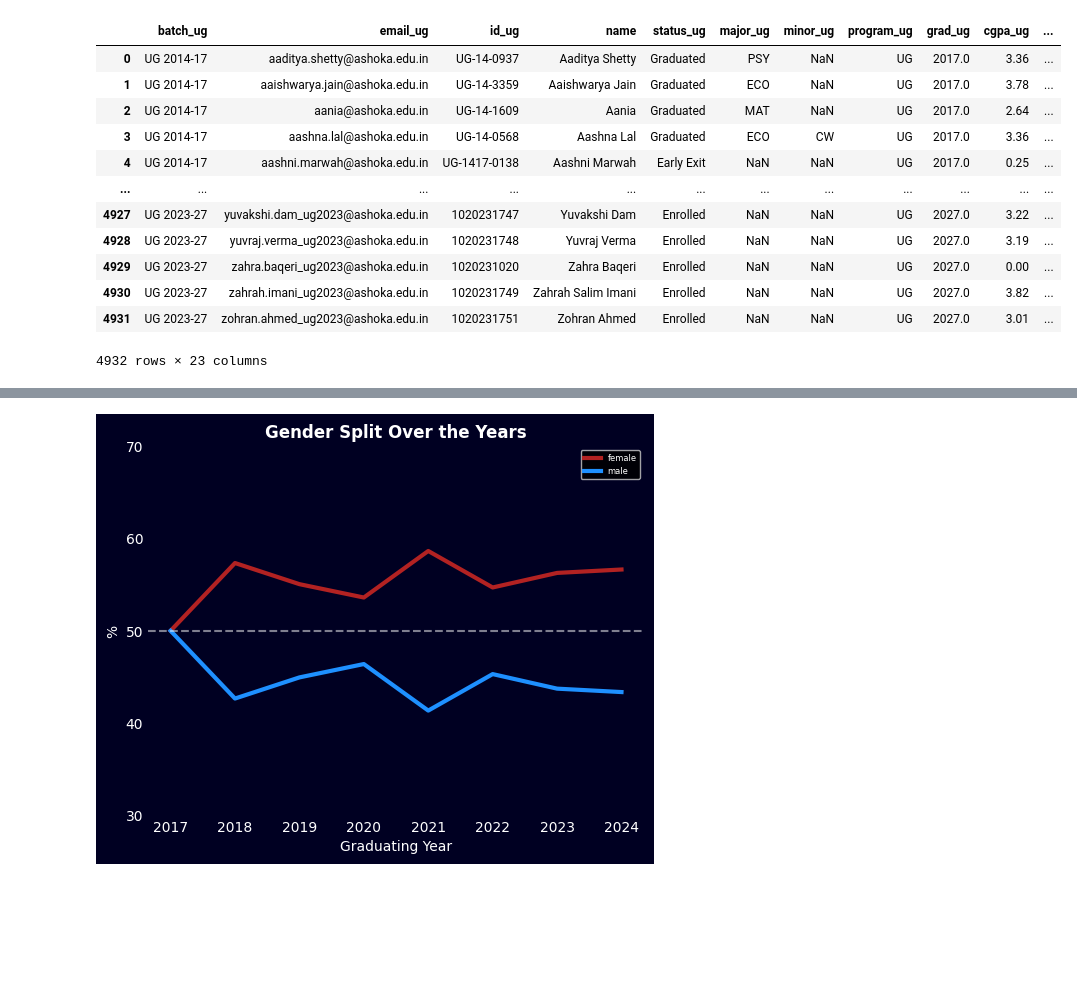
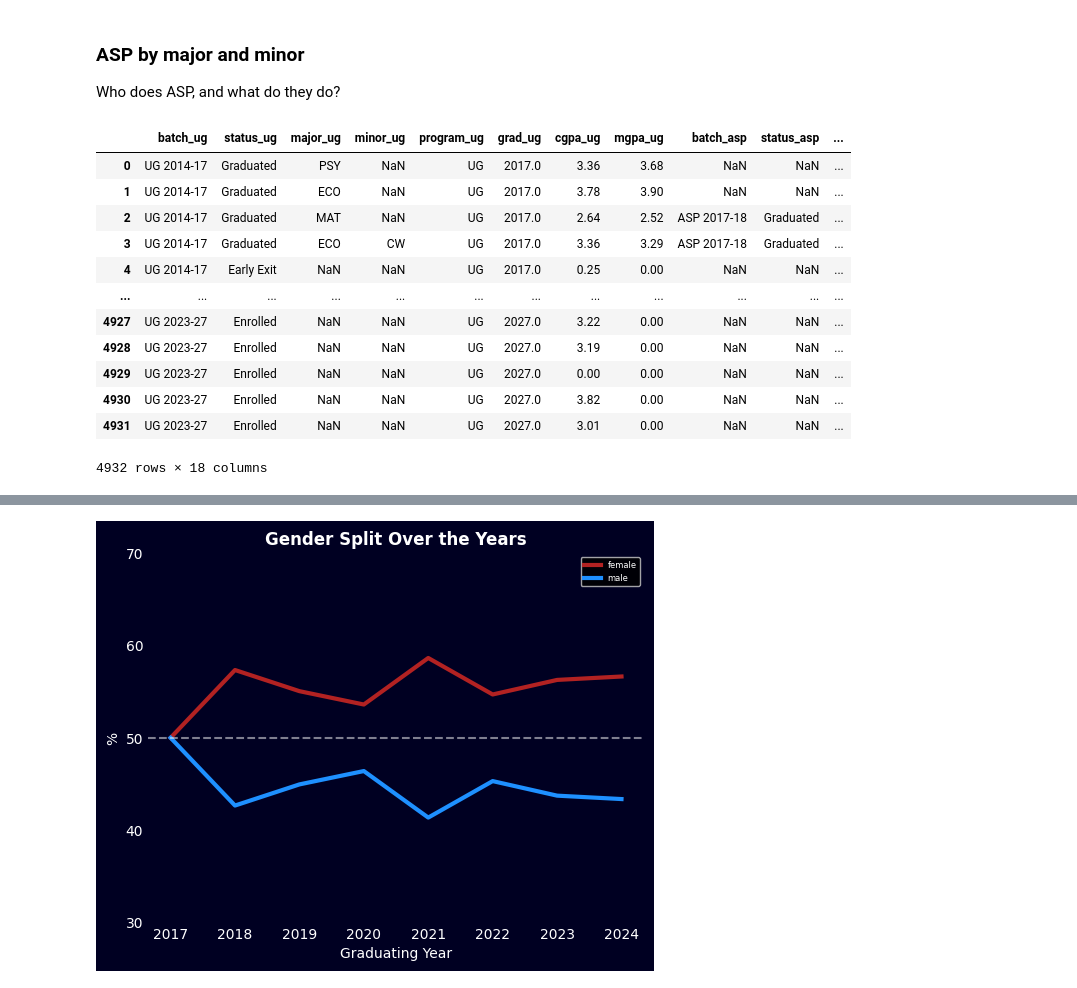
Before and after one commit to kkkarnav/ashokaDemo, a Jupyter notebook: 4_analyse_students.ipynb, the cells around one changed output, grey strips where cells are left out. Drawn from its saved outputs; the diff is of its cells as text; code cells hidden in the pictures; blank space fills up the shorter version.

```diff
--- a/4_analyse_students.ipynb
+++ b/4_analyse_students.ipynb
@@ -16,6 +16,6 @@ plt.style.use('dark_background')
 # %%
 students_path = "./major_minor/students.csv"
 # %%
-df = pd.read_csv(students_path).drop(["email", "id"], axis=1)
-df
+df = pd.read_csv(students_path)
+df.drop(["email", "name", "id"], axis=1)
 # %% [output]
@@ -35,3 +432,6 @@ df
+# %% [markdown]
+### ASP by major and minor
+Who does ASP, and what do they do?
 # %%
 ugs = df[df["program"] == "UG"]
 asps = df[df["program"] == "ASP"]
@@ -42,23 +442,23 @@ asps["minor"] = asps["minor"].apply(lambda x: x.replace(",", " ,") if (not pd.is
 # %%
 all_people = pd.merge(ugs, asps, how="left", left_on=["name", "grad"], right_on=["name", "ug_grad"], suffixes=("_ug", "_asp"))
 all_people["subject_asp"] = all_people.apply(lambda x: x["minor_asp"].split(",")[0] if (not pd.isna(x["minor_asp"]) and type(x["minor_asp"]) == str and "," in x["minor_asp"]) else x["minor_asp"] if not pd.isna(x["minor_asp"]) else x["major_asp"] if not pd.isna(x["major_asp"]) else None, axis=1)
 all_people["major_asp"] = all_people.apply(lambda x: x["major_asp"] if not pd.isna(x["major_asp"]) else x["minor_asp"].split(",")[0] if (not pd.isna(x["minor_asp"]) and type(x["minor_asp"]) == str and "," in x["minor_asp"]) else x["minor_asp"] if not pd.isna(x["minor_asp"]) else None, axis=1)
 
-all_people
+all_people.drop(["email_ug", "id_ug", "name", "email_asp", "id_asp"], axis=1)
 # %% [output]
-|  | batch_ug | email_ug | id_ug | name | status_ug | major_ug | minor_ug | program_ug | grad_ug | cgpa_ug | ... |
-| 0 | UG 2014-17 | aaditya.shetty@ashoka.edu.in | UG-14-0937 | Aaditya Shetty | Graduated | PSY | NaN | UG | 2017.0 | 3.36 | ... |
-| 1 | UG 2014-17 | aaishwarya.jain@ashoka.edu.in | UG-14-3359 | Aaishwarya Jain | Graduated | ECO | NaN | UG | 2017.0 | 3.78 | ... |
-| 2 | UG 2014-17 | aania@ashoka.edu.in | UG-14-1609 | Aania | Graduated | MAT | NaN | UG | 2017.0 | 2.64 | ... |
-| 3 | UG 2014-17 | aashna.lal@ashoka.edu.in | UG-14-0568 | Aashna Lal | Graduated | ECO | CW | UG | 2017.0 | 3.36 | ... |
-| 4 | UG 2014-17 | aashni.marwah@ashoka.edu.in | UG-1417-0138 | Aashni Marwah | Early Exit | NaN | NaN | UG | 2017.0 | 0.25 | ... |
+|  | batch_ug | status_ug | major_ug | minor_ug | program_ug | grad_ug | cgpa_ug | mgpa_ug | batch_asp | status_asp | ... |
+| 0 | UG 2014-17 | Graduated | PSY | NaN | UG | 2017.0 | 3.36 | 3.68 | NaN | NaN | ... |
+| 1 | UG 2014-17 | Graduated | ECO | NaN | UG | 2017.0 | 3.78 | 3.90 | NaN | NaN | ... |
+| 2 | UG 2014-17 | Graduated | MAT | NaN | UG | 2017.0 | 2.64 | 2.52 | ASP 2017-18 | Graduated | ... |
+| 3 | UG 2014-17 | Graduated | ECO | CW | UG | 2017.0 | 3.36 | 3.29 | ASP 2017-18 | Graduated | ... |
+| 4 | UG 2014-17 | Early Exit | NaN | NaN | UG | 2017.0 | 0.25 | 0.00 | NaN | NaN | ... |
 | ... | ... | ... | ... | ... | ... | ... | ... | ... | ... | ... | ... |
-| 4927 | UG 2023-27 | yuvakshi.dam_ug2023@ashoka.edu.in | 1020231747 | Yuvakshi Dam | Enrolled | NaN | NaN | UG | 2027.0 | 3.22 | ... |
-| 4928 | UG 2023-27 | yuvraj.verma_ug2023@ashoka.edu.in | 1020231748 | Yuvraj Verma | Enrolled | NaN | NaN | UG | 2027.0 | 3.19 | ... |
-| 4929 | UG 2023-27 | zahra.baqeri_ug2023@ashoka.edu.in | 1020231020 | Zahra Baqeri | Enrolled | NaN | NaN | UG | 2027.0 | 0.00 | ... |
-| 4930 | UG 2023-27 | zahrah.imani_ug2023@ashoka.edu.in | 1020231749 | Zahrah Salim Imani | Enrolled | NaN | NaN | UG | 2027.0 | 3.82 | ... |
-| 4931 | UG 2023-27 | zohran.ahmed_ug2023@ashoka.edu.in | 1020231751 | Zohran Ahmed | Enrolled | NaN | NaN | UG | 2027.0 | 3.01 | ... |
+| 4927 | UG 2023-27 | Enrolled | NaN | NaN | UG | 2027.0 | 3.22 | 0.00 | NaN | NaN | ... |
+| 4928 | UG 2023-27 | Enrolled | NaN | NaN | UG | 2027.0 | 3.19 | 0.00 | NaN | NaN | ... |
+| 4929 | UG 2023-27 | Enrolled | NaN | NaN | UG | 2027.0 | 0.00 | 0.00 | NaN | NaN | ... |
+| 4930 | UG 2023-27 | Enrolled | NaN | NaN | UG | 2027.0 | 3.82 | 0.00 | NaN | NaN | ... |
+| 4931 | UG 2023-27 | Enrolled | NaN | NaN | UG | 2027.0 | 3.01 | 0.00 | NaN | NaN | ... |
-4932 rows × 23 columns
+4932 rows × 18 columns
 # %%
 all_people["major_asp"] = all_people["major_asp"].fillna("None")
 all_people["minor_ug"] = all_people["minor_ug"].fillna("None")
```
Also changed, not shown: parts of 85 cells of this notebook.
